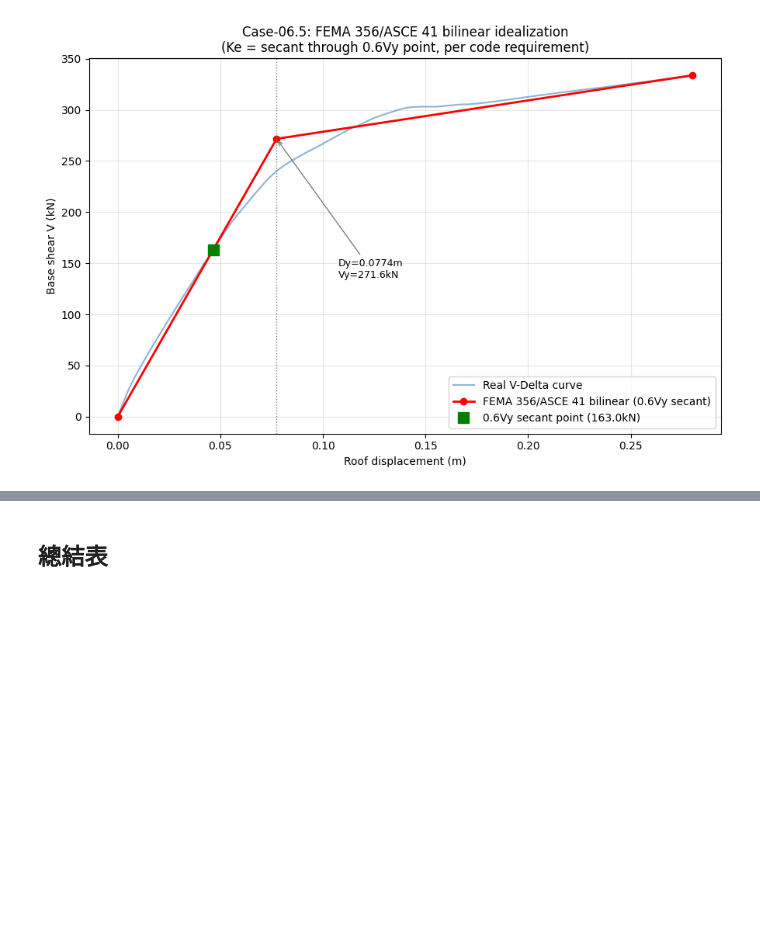
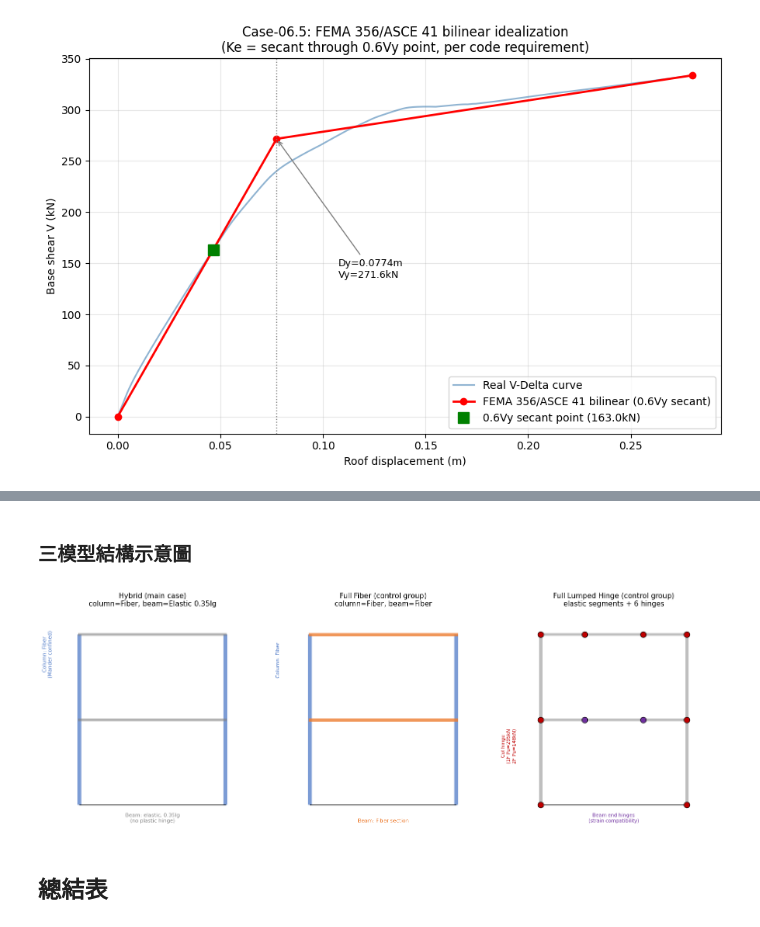
Before and after one commit to zhixiu0223/taiwan-seismic-code-calc, a Jupyter notebook: notebooks/case06_5_frame_pushover_fema273.ipynb, the cells around one changed output, grey strips where cells are left out. Cells and saved outputs as stored; diff of their text form; code cells hidden in the pictures; blank space fills up the shorter version.

```diff
--- a/notebooks/case06_5_frame_pushover_fema273.ipynb
+++ b/notebooks/case06_5_frame_pushover_fema273.ipynb
@@ -337,3 +702,50 @@ plt.show()
+# %% [markdown]
+### 三模型結構示意圖
+# %%
+fig, axes = plt.subplots(1, 3, figsize=(15,7))
+
+def draw_frame_base(ax, title):
+    ax.plot([0,L_bay],[0,0],'k-',lw=1)
+    ax.set_xlim(-1.5, L_bay+1.5); ax.set_ylim(-1, h1+h2+1)
+    ax.set_aspect('equal'); ax.set_title(title, fontsize=11)
+    ax.axis('off')
+
+ax = axes[0]
+draw_frame_base(ax, 'Hybrid (main case)\ncolumn=Fiber, beam=Elastic 0.35Ig')
+for x in [0, L_bay]:
+    ax.plot([x,x],[0,h1+h2],color='#4472c4',lw=6,solid_capstyle='butt',alpha=0.7,zorder=1)
+ax.plot([0,L_bay],[h1,h1],color='gray',lw=4,alpha=0.6)
+ax.plot([0,L_bay],[h1+h2,h1+h2],color='gray',lw=4,alpha=0.6)
+ax.text(L_bay/2,-0.7,'Beam: elastic, 0.35Ig\n(no plastic hinge)',ha='center',fontsize=8,color='gray')
+ax.text(-1.3,h1+h2/2,'Column: Fiber\n(Mander confined)',ha='center',fontsize=8,color='#4472c4',rotation=90)
+
+ax = axes[1]
+draw_frame_base(ax, 'Full Fiber (control group)\ncolumn=Fiber, beam=Fiber')
+for x in [0, L_bay]:
+    ax.plot([x,x],[0,h1+h2],color='#4472c4',lw=6,solid_capstyle='butt',alpha=0.7,zorder=1)
+ax.plot([0,L_bay],[h1,h1],color='#ed7d31',lw=5,alpha=0.8)
+ax.plot([0,L_bay],[h1+h2,h1+h2],color='#ed7d31',lw=5,alpha=0.8)
+ax.text(L_bay/2,-0.7,'Beam: Fiber section',ha='center',fontsize=8,color='#ed7d31')
+ax.text(-1.3,h1+h2/2,'Column: Fiber',ha='center',fontsize=8,color='#4472c4',rotation=90)
+
+ax = axes[2]
+draw_frame_base(ax, 'Full Lumped Hinge (control group)\nelastic segments + 6 hinges')
+for x in [0, L_bay]:
+    ax.plot([x,x],[0,h1+h2],color='gray',lw=5,solid_capstyle='butt',alpha=0.5,zorder=1)
+ax.plot([0,L_bay],[h1,h1],color='gray',lw=4,alpha=0.5)
+ax.plot([0,L_bay],[h1+h2,h1+h2],color='gray',lw=4,alpha=0.5)
+hinge_pts = [(0,0),(L_bay,0),(0,h1),(L_bay,h1),(0,h1+h2),(L_bay,h1+h2),
+             (L_bay*0.3,h1),(L_bay*0.7,h1),(L_bay*0.3,h1+h2),(L_bay*0.7,h1+h2)]
+for (x,y) in hinge_pts:
+    color = '#c00000' if (y in [0,h1+h2] or (abs(y-h1)<1e-6 and x in [0,L_bay])) else '#7030a0'
+    ax.plot(x,y,'o',color=color,ms=9,zorder=5,markeredgecolor='black',markeredgewidth=0.8)
+ax.text(-1.3,h1/2,f'Col hinge\n(1F Pu={Pu_1F:.0f}kN\n2F Pu={Pu_2F:.0f}kN)',ha='center',fontsize=7.5,color='#c00000',rotation=90)
+ax.text(L_bay/2,-0.7,'Beam end hinges\n(strain compatibility)',ha='center',fontsize=7.5,color='#7030a0')
+
+plt.tight_layout()
+plt.show()
+# %% [output]
+[figure, added]
 # %% [markdown]
 ## 總結表
 # %%
```
Also changed, not shown: parts of 9 cells of this notebook.
